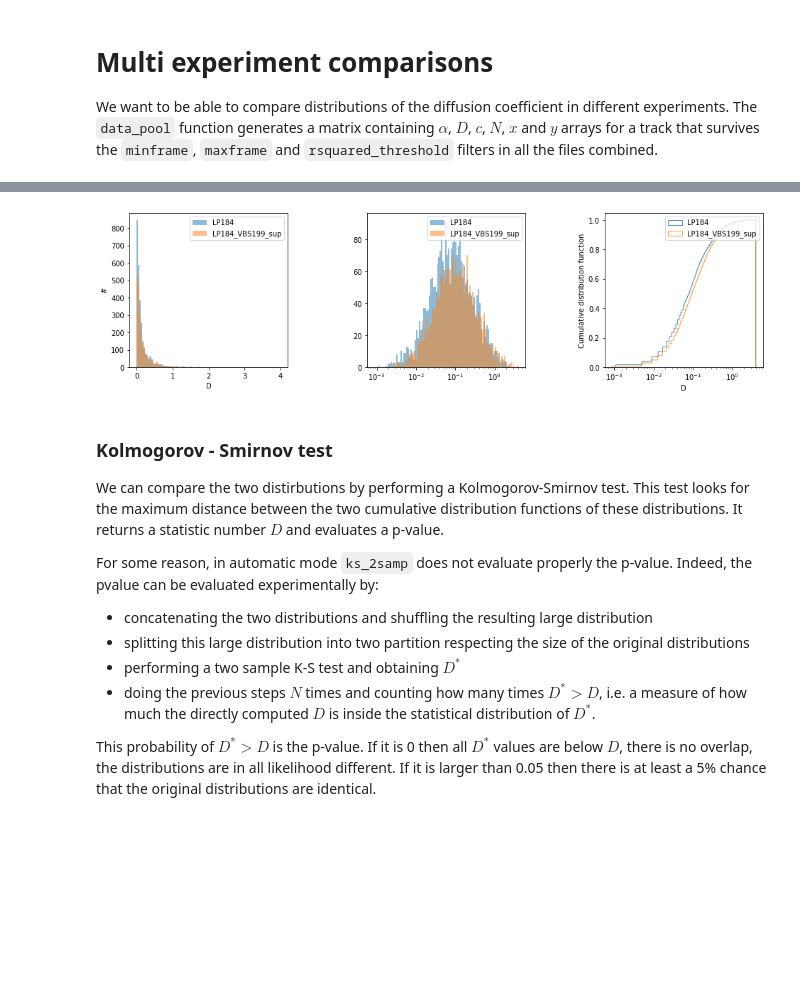
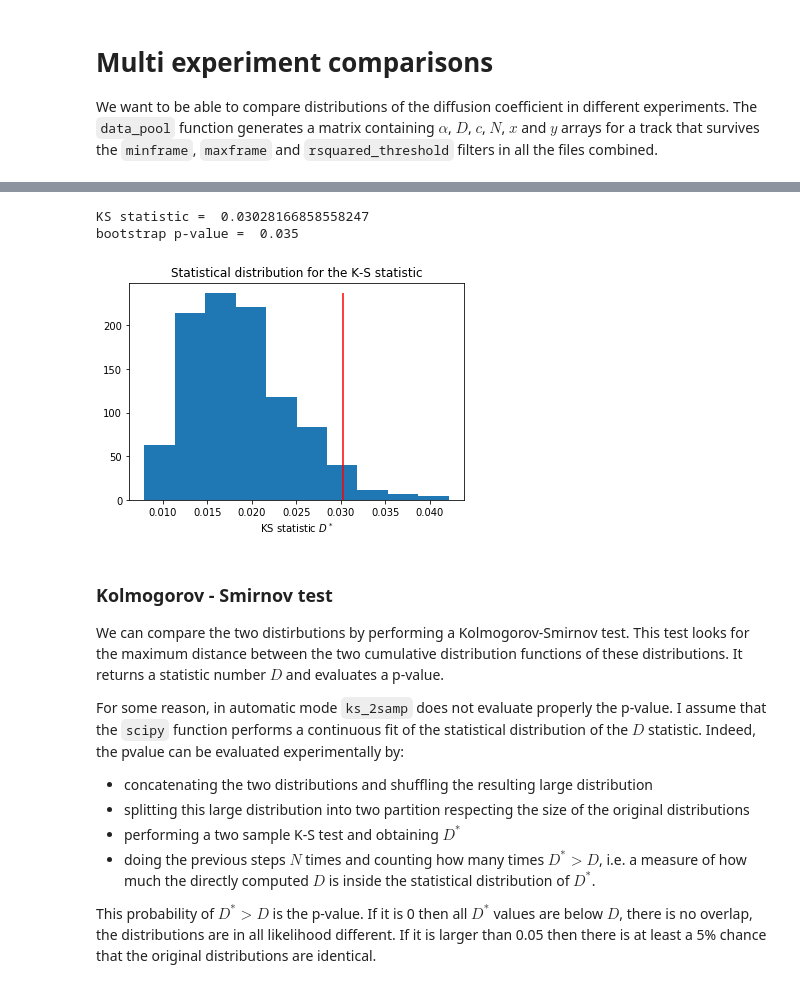
Before and after one commit to remy13127/Internship, a Jupyter notebook: Notebook_Multi_Datasets.ipynb, the cells around one changed output, grey strips where cells are left out. Saved outputs shown, nothing was run; the diff lists cells and outputs as text; code cells hidden in the pictures; blank space fills up the shorter version.

```diff
--- a/Notebook_Multi_Datasets.ipynb
+++ b/Notebook_Multi_Datasets.ipynb
@@ -18,7 +18,7 @@ We want to be able to compare distributions of the diffusion coefficient in diff
 dt = 0.05
 minframe=8
 maxframe=100
-rsquared_threshold=0.8
+rsquared_threshold=0.9
 
 files_LP184 = ["Data/SM1/sm1_ld400.csv","Data/SM2/sm2_ld400.csv","Data/SM3/sm3_ld400.csv","Data/SM4/sm4_ld400.csv","Data/SM5/sm5_ld400.csv","Data/SM6/sm6_ld400.csv","Data/SM7/sm7_ld400.csv","Data/SM8/sm8_ld400.csv","Data/SM9/sm9_ld400.csv","Data/SM10/sm10_ld400.csv"]
 files_WNT = ["Data/SM1_WNT/sm1_wnt_ld400.csv","Data/SM2_WNT/sm2_wnt_ld400.csv","Data/SM3_WNT/sm3_wnt_ld400.csv","Data/SM4_WNT/sm4_wnt_ld400.csv","Data/SM5_WNT/sm5_wnt_ld400.csv","Data/SM6_WNT/sm6_wnt_ld400.csv","Data/SM7_WNT/sm7_wnt_ld400.csv","Data/SM8_WNT/sm8_wnt_ld400.csv","Data/SM10_WNT/sm10_wnt_ld400.csv"]
@@ -28,22 +32,23 @@ DATA_WNT = data_pool(files_WNT,dt,minframe,maxframe,rsquared_threshold)
 # %%
-#Extract D distributions for each experiment
-D_LP184 = []
+A1 = []
 for k in range(np.shape(DATA_LP184)[0]):
-    D_LP184.append(DATA_LP184[k][1])
+    A1.append(DATA_LP184[k][0])
 
-D_WNT = []
+A2 = []
 for k in range(np.shape(DATA_WNT)[0]):
-    D_WNT.append(DATA_WNT[k][1])
+    A2.append(DATA_WNT[k][0])
 
-two_distributions_plot(D_LP184,D_WNT,"LP184","LP184_VBS199_sup")
+stat,pvalue = kolmogorov_smirnov(A1,A2,nloop=1000,plot=True)
 # %% [output]
+KS statistic =  0.03028166858558247
+bootstrap p-value =  0.035
-[figure, old version]
+[figure, new version]
 # %% [markdown]
 ### Kolmogorov - Smirnov test
 
 We can compare the two distirbutions by performing a Kolmogorov-Smirnov test. This test looks for the maximum distance between the two cumulative distribution functions of these distributions. It returns a statistic number $D$ and evaluates a p-value.
 
-For some reason, in automatic mode `ks_2samp` does not evaluate properly the p-value. Indeed, the pvalue can be evaluated experimentally by:
+For some reason, in automatic mode `ks_2samp` does not evaluate properly the p-value. I assume that the `scipy` function performs a continuous fit of the statistical distribution of the $D$ statistic. Indeed, the pvalue can be evaluated experimentally by:
 * concatenating the two distributions and shuffling the resulting large distribution
 * splitting this large distribution into two partition respecting the size of the original distributions
 * performing a two sample K-S test and obtaining $D^*$
```
Also changed, not shown: parts of 4 cells of this notebook, 1 other file.
